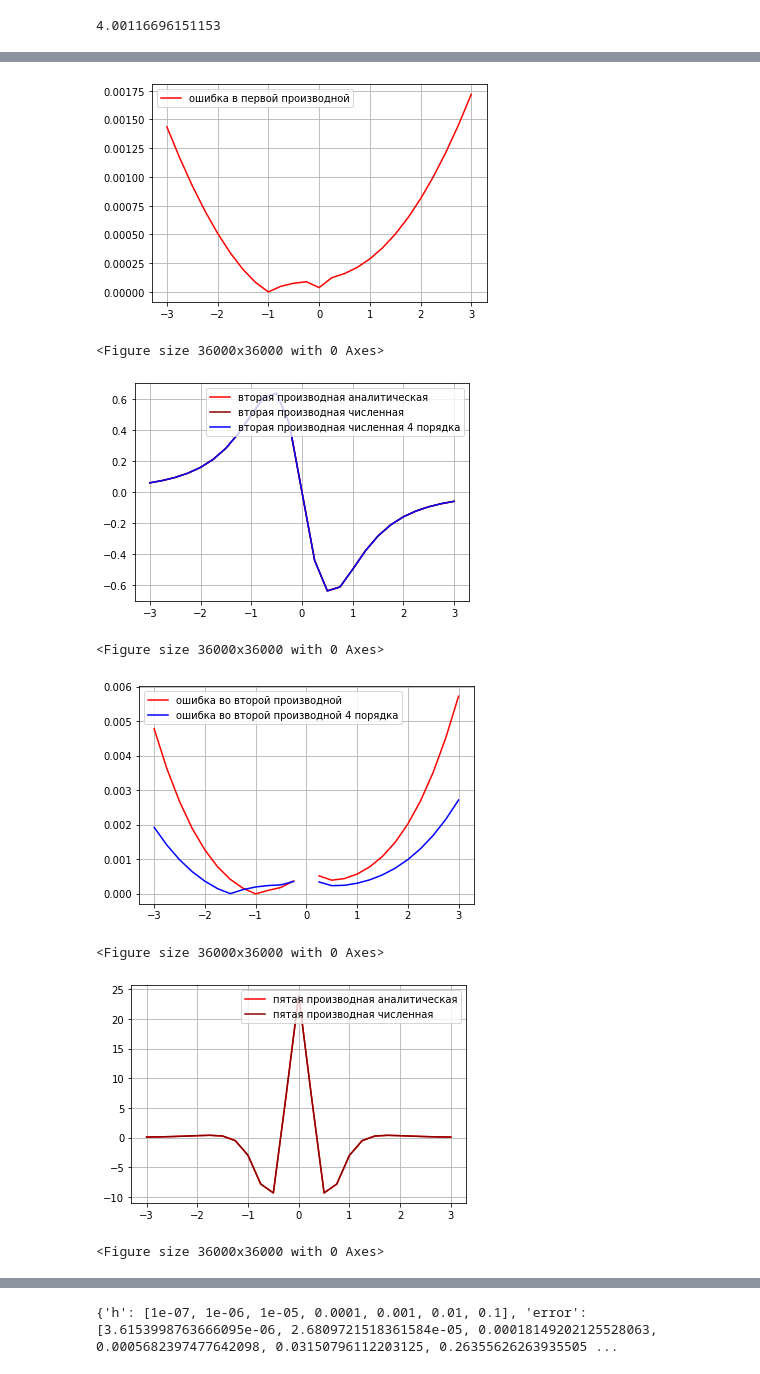
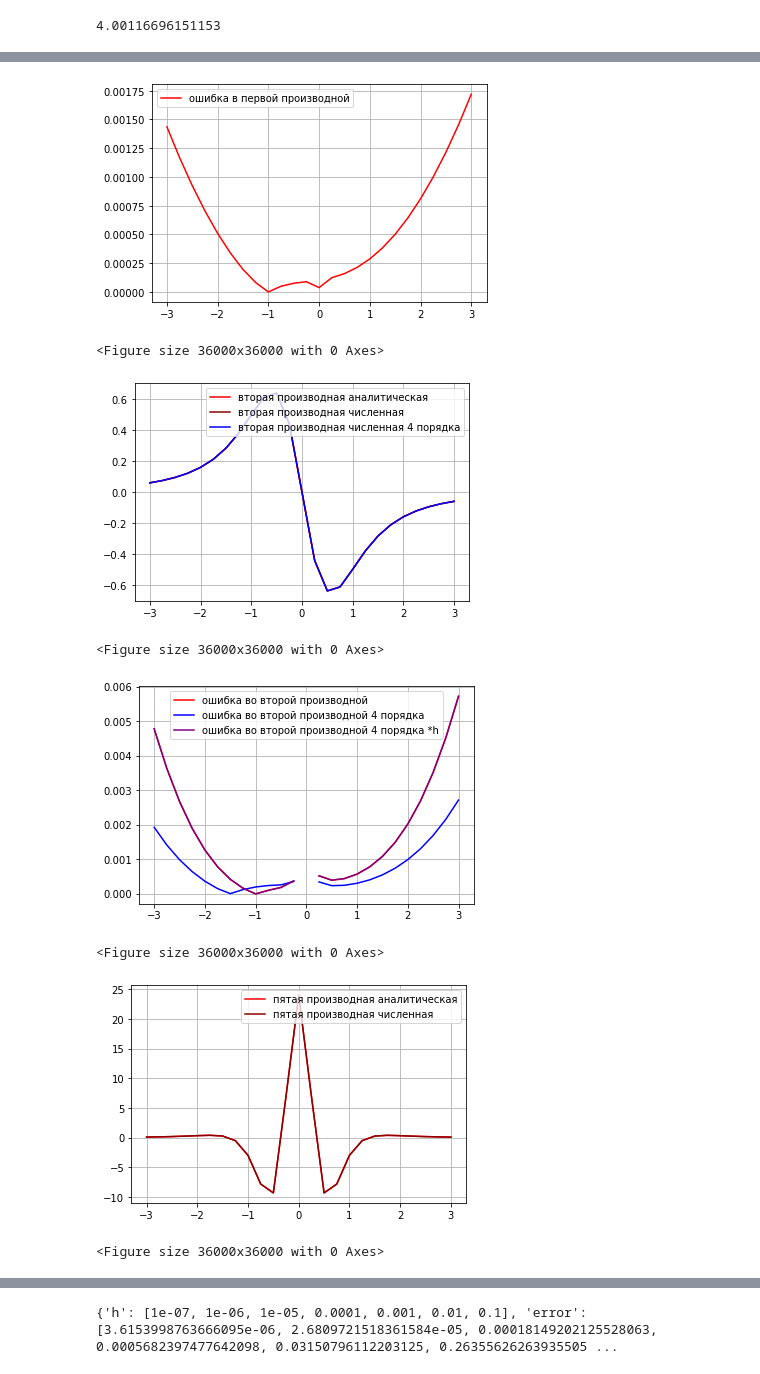
Before and after one commit to rouol/NumericalMethodsMEPHI, a Jupyter notebook: NumericalDifferentiation.ipynb, the cells around one changed output, grey strips where cells are left out. Drawn from its saved outputs; the diff is of its cells as text; code cells hidden in the pictures.

Commit message:
improved Numerical Diff and added Numerical Integration

```diff
--- a/NumericalDifferentiation.ipynb
+++ b/NumericalDifferentiation.ipynb
@@ -11,12 +16,21 @@ def Function(z):
 # %%
-#@jit
 def ComplexNumericalDifferentiation(function, z0, order = 1, h = 0.001):
     i = complex(0, 1)
-    integral = complex(0, 0)
-    phi = 0
-    while phi < 2 * cmath.pi:
-        integral += h * function(z0 + cmath.exp(i * phi)) * cmath.exp(-i * order * phi)
-        phi += h
-    integral /= (2 * cmath.pi)
+    #integral = complex(0, 0)
+    #phi = 0
+    #while phi < 2 * cmath.pi:
+    #    integral += h * function(z0 + cmath.exp(i * phi)) * cmath.exp(-i * order * phi)
+    #    phi += h
+    f = lambda _phi: function(z0 + np.exp(i * _phi)) * np.exp(-i * order * _phi)
+    integral = NumericalIntegration(f, 0, 2 * np.pi, h)
+    integral /= (2 * np.pi)
     integral *= mpmath.fac(order)
     return integral
+# %%
+def NumericalIntegration4(f, a, b, h = 0.001):
+    integral = 0
+    x = a
+    while x < b:
+        integral += h/8*(f(x-h*1)+3*f(x-h*2/3)+3*f(x-h*1/3)+f(x))
+        x += h
+    return integral
@@ -35,6 +52,15 @@ def ComplexNumericalDifferentiationNewtonCotes4(function, z0, order = 1, h = 0.0
     integral /= (2 * cmath.pi)
     integral *= mpmath.fac(order)
     return integral
+# %%
+def ComplexNumericalDifferentiationNewtonCotes4_(function, z0, order = 1, h = 0.001):
+
+    i = complex(0, 1)
+    f = lambda _phi: function(z0 + cmath.exp(i * _phi)) * cmath.exp(-i * order * _phi)
+    integral = NumericalIntegration4(f, 0, 2 * cmath.pi, h)
+    integral /= (2 * cmath.pi)
+    integral *= mpmath.fac(order)
+    return integral
 # %%
 #@jit
 def ComplexNumericalDifferentiationNewtonCotesN(function, z0, order = 1, h = 0.001, N = 10):
@@ -103,7 +138,8 @@ Cd1F = np.zeros(n, dtype=np.float64)
 d2F = np.zeros(n, dtype=np.float64)
 Cd2F = np.zeros(n, dtype=np.float64)
 Cd2F4 = np.zeros(n, dtype=np.float64)
-Cd2F10 = np.zeros(n, dtype=np.float64)
+Cd2F4_ = np.zeros(n, dtype=np.float64)
+#Cd2F10 = np.zeros(n, dtype=np.float64)
 
 d5F = np.zeros(n, dtype=np.float64)
 Cd5F = np.zeros(n, dtype=np.float64)
@@ -116,6 +152,7 @@ for idx, x in np.ndenumerate(X):
     d2F[idx] = eval(d2func)
     Cd2F[idx] = ComplexNumericalDifferentiation(lambda x: eval(func), x, 2).real
     Cd2F4[idx] = ComplexNumericalDifferentiationNewtonCotes4(lambda x: eval(func), x, 2).real
+    Cd2F4_[idx] = ComplexNumericalDifferentiationNewtonCotes4_(lambda x: eval(func), x, 2).real
     #Cd2F10[idx] = ComplexNumericalDifferentiationNewtonCotesN(lambda x: eval(func), x, 2).real
 
     d5F[idx] = eval(d5func)
@@ -150,6 +187,7 @@ plt.show()
 
 plt.plot(X, np.abs(d2F-Cd2F)/np.abs(d2F), color='red', label='ошибка во второй производной')
 plt.plot(X, np.abs(d2F-Cd2F4)/np.abs(d2F), color='blue', label='ошибка во второй производной 4 порядка')
+plt.plot(X, np.abs(d2F-Cd2F4_)/np.abs(d2F), color='purple', label='ошибка во второй производной 4 порядка *h')
 #plt.plot(X, np.abs(d2F-Cd2F10)/np.abs(d2F), color='green', label='ошибка во второй производной 10 порядка')
 plt.legend()
 plt.grid()
@@ -163,34 +201,34 @@ plt.grid()
 plt.figure(figsize=(500, 500))
 plt.show()
 
 plt.plot(X, (np.abs(d5F-Cd5F)/np.abs(d5F)), color='red', label='ошибка в пятой производной')
 plt.legend()
 plt.grid()
 plt.figure(figsize=(500, 500))
 plt.show()
 
 #'''
 plt.plot(X, d10F, color='red', label='десятая производная аналитическая')
 plt.plot(X, Cd10F, color='#8b0000', label='десятая производная численная')
 plt.legend()
 plt.grid()
 plt.figure(figsize=(500, 500))
 plt.show()
 
 plt.plot(X, (np.abs(d10F-Cd10F)/np.abs(d10F)), color='red', label='ошибка в десятой производной')
 plt.legend()
 plt.grid()
 plt.figure(figsize=(500, 500))
 plt.show()
 #'''
 # %% [output]
 [figure]
 <Figure size 36000x36000 with 0 Axes>
 [figure]
 <Figure size 36000x36000 with 0 Axes>
 [figure]
 <Figure size 36000x36000 with 0 Axes>
-[figure, old version]
+[figure, new version]
 <Figure size 36000x36000 with 0 Axes>
 [figure]
 <Figure size 36000x36000 with 0 Axes>
```
Also changed, not shown: parts of 10 cells of this notebook.
